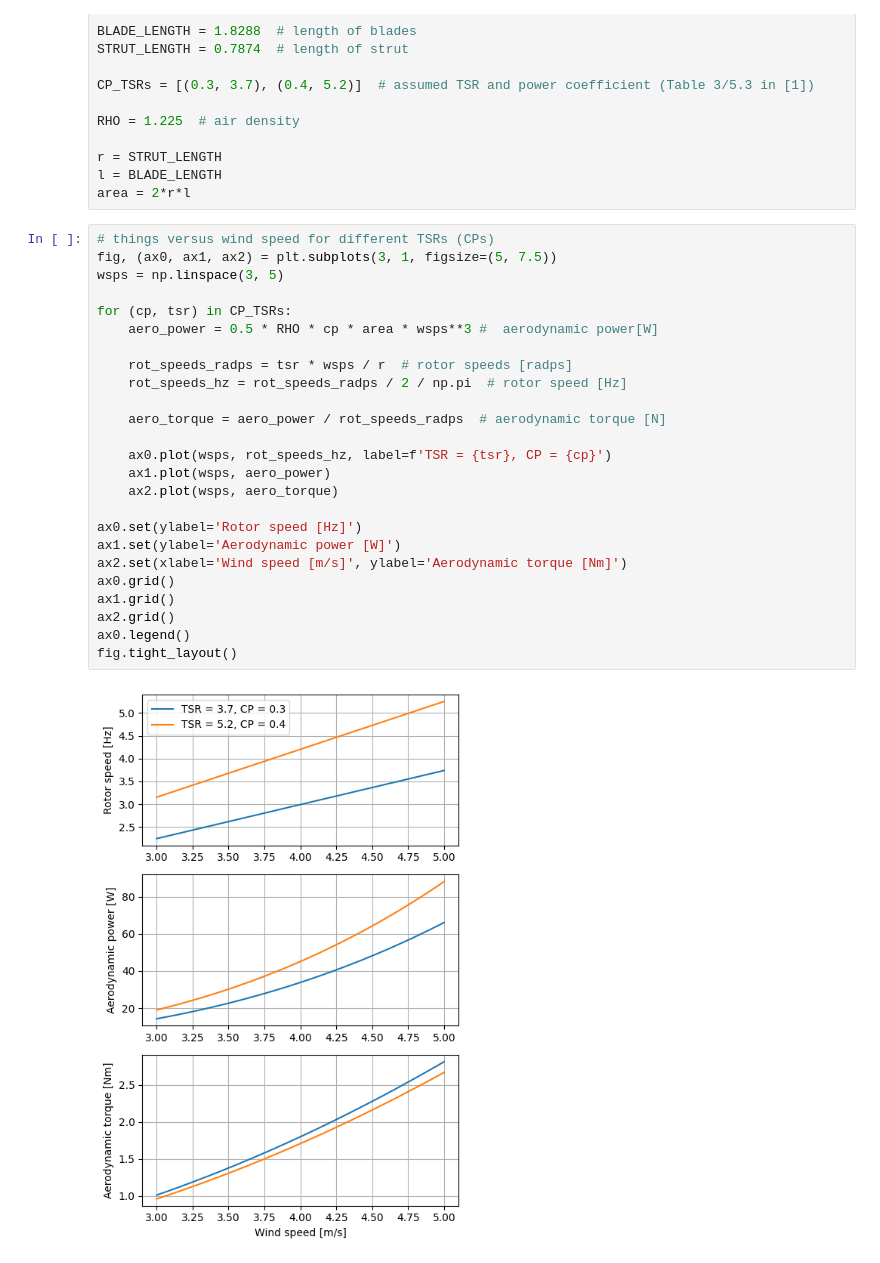
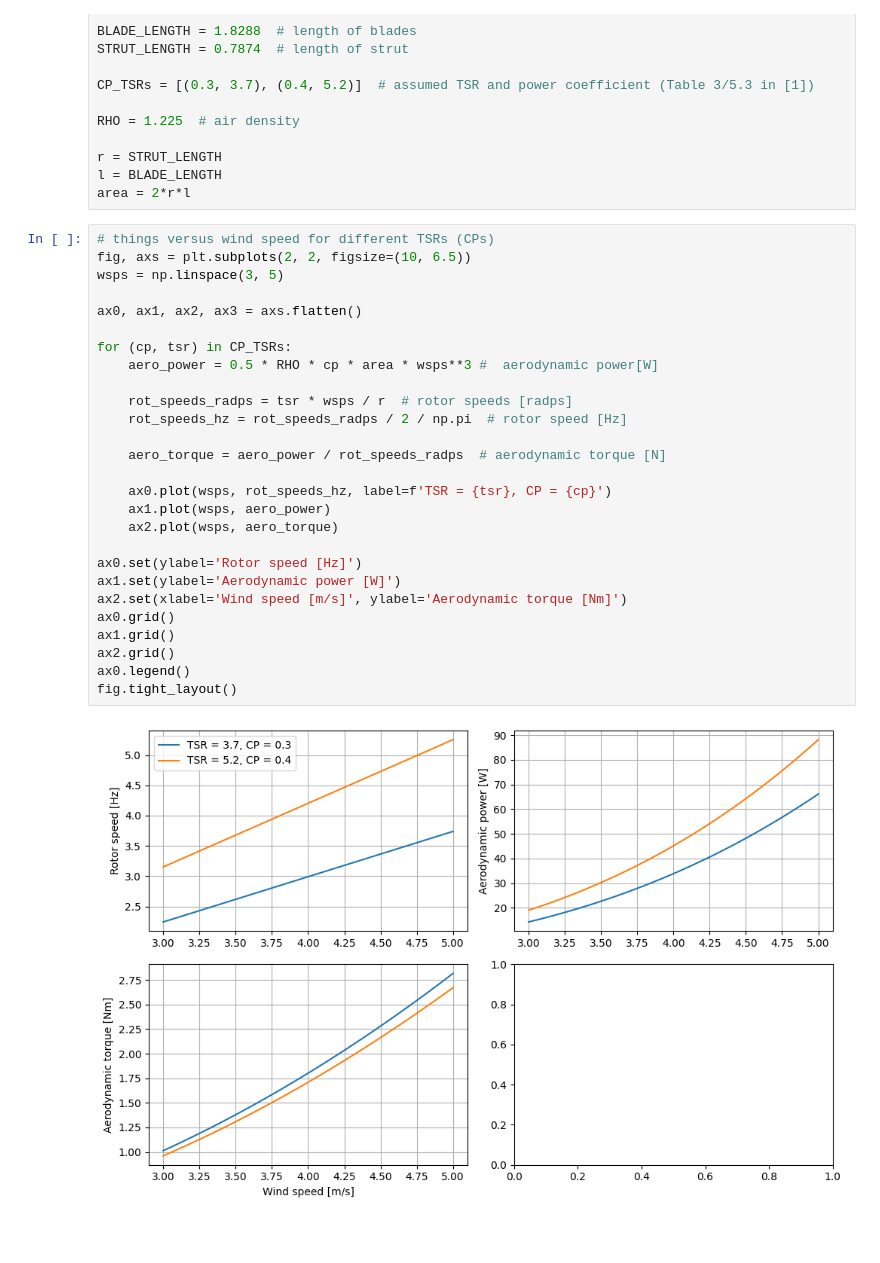
Before and after one commit to jennirinker/mudd-clinic-vawt, a Jupyter notebook: vawt_model/code/calculations.ipynb, the cells around one changed output. Cells and saved outputs as stored; diff of their text form; blank space fills up the shorter version.

```diff
--- a/vawt_model/code/calculations.ipynb
+++ b/vawt_model/code/calculations.ipynb
@@ -16,28 +16,30 @@ l = BLADE_LENGTH
 area = 2*r*l
 # %%
 # things versus wind speed for different TSRs (CPs)
-fig, (ax0, ax1, ax2) = plt.subplots(3, 1, figsize=(5, 7.5))
+fig, axs = plt.subplots(2, 2, figsize=(10, 6.5))
 wsps = np.linspace(3, 5)
+
+ax0, ax1, ax2, ax3 = axs.flatten()
 
 for (cp, tsr) in CP_TSRs:
     aero_power = 0.5 * RHO * cp * area * wsps**3 #  aerodynamic power[W]
 
     rot_speeds_radps = tsr * wsps / r  # rotor speeds [radps]
     rot_speeds_hz = rot_speeds_radps / 2 / np.pi  # rotor speed [Hz]
 
     aero_torque = aero_power / rot_speeds_radps  # aerodynamic torque [N]
 
     ax0.plot(wsps, rot_speeds_hz, label=f'TSR = {tsr}, CP = {cp}')
     ax1.plot(wsps, aero_power)
     ax2.plot(wsps, aero_torque)
 
 ax0.set(ylabel='Rotor speed [Hz]')
 ax1.set(ylabel='Aerodynamic power [W]')
 ax2.set(xlabel='Wind speed [m/s]', ylabel='Aerodynamic torque [Nm]')
 ax0.grid()
 ax1.grid()
 ax2.grid()
 ax0.legend()
 fig.tight_layout()
 # %% [output]
-[figure, old version]
+[figure, new version]
```
Also changed, not shown: 4 other files.
